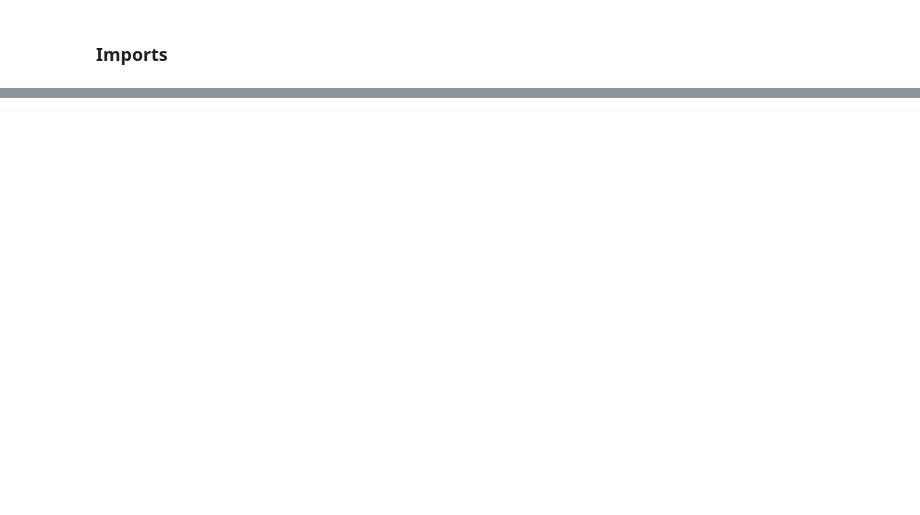
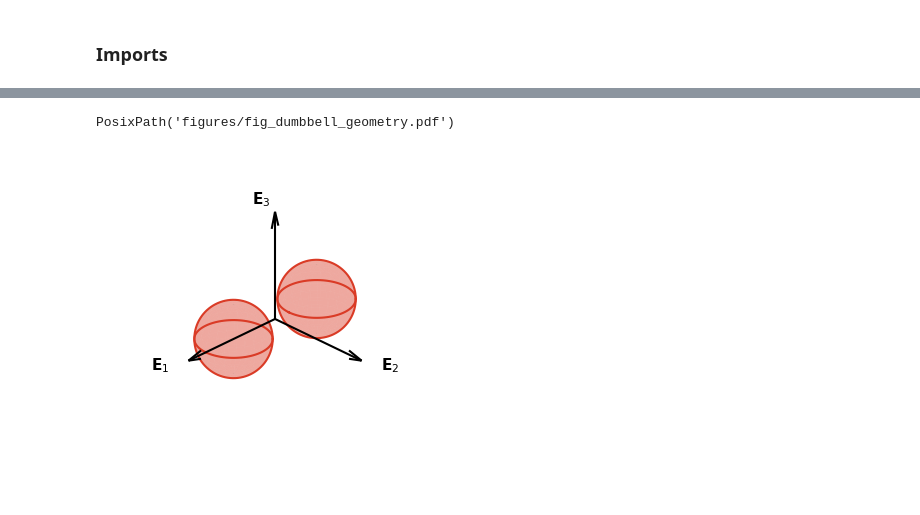
Before and after one commit to C0PEP0D/SoftMobility, a Jupyter notebook: softmobility/tutorials/14_jeffery_rigid.ipynb, the cells around one changed output, grey strips where cells are left out. Saved outputs shown, nothing was run; the diff lists cells and outputs as text; code cells hidden in the pictures; blank space fills up the shorter version.

```diff
--- a/softmobility/tutorials/14_jeffery_rigid.ipynb
+++ b/softmobility/tutorials/14_jeffery_rigid.ipynb
@@ -192,0 +43,14 @@ fig
+# %%
+import jax
+import jax.numpy as jnp
+import numpy as np
+
+import softmobility as sm
+from softmobility.classes import figstyle
+
+jax.config.update("jax_enable_x64", True)
+figstyle.apply()
+np.set_printoptions(precision=3, linewidth=100, suppress=True, sign=" ")
+
+# Every PDF is written under this folder by figstyle.save(...).
+FIGDIR = "figures"
@@ -192,0 +110,26 @@ fig
+# %%
+fig_geom, ax_geom = figstyle.figure_3d(size="half", aspect=1.0)
+
+# Body-frame bead positions and radii from the YAML defaults.
+RADII = np.array([1.0, 1.0])
+POSITIONS_BODY = np.array([[-1.5, 0.0, 0.0], [1.5, 0.0, 0.0]])
+
+axis_length = float(np.max(np.abs(POSITIONS_BODY)) + RADII.max() + 0.)
+figstyle.add_body_axes(ax_geom, length=1.25 * axis_length, show_labels=True)
+
+for centre, radius in zip(POSITIONS_BODY, RADII, strict=True):
+    figstyle.add_sphere(ax_geom, centre, radius)
+
+bbox = axis_length * 1.
+ax_geom.set_xlim(-bbox, bbox)
+ax_geom.set_ylim(-bbox, bbox)
+ax_geom.set_zlim(-bbox, bbox)
+
+figstyle.displace_label(ax_geom, "axis_label_E1", text=r"$\mathbf{E}_1$" , offset=(0.3* axis_length, 0, 0.))
+figstyle.displace_label(ax_geom, "axis_label_E2", text=r"$\mathbf{E}_2$" , offset=(0, 0.3* axis_length, 0.))
+figstyle.displace_label(ax_geom, "axis_label_E3", text=r"$\mathbf{E}_3$" , offset=(0.2* axis_length, 0, 0.))
+
+figstyle.save(fig_geom, "fig_dumbbell_geometry", figdir=FIGDIR)
+# %% [output]
+PosixPath('figures/fig_dumbbell_geometry.pdf')
+[figure, added]
```
Also changed, not shown: parts of 41 cells of this notebook, 27 other files.
